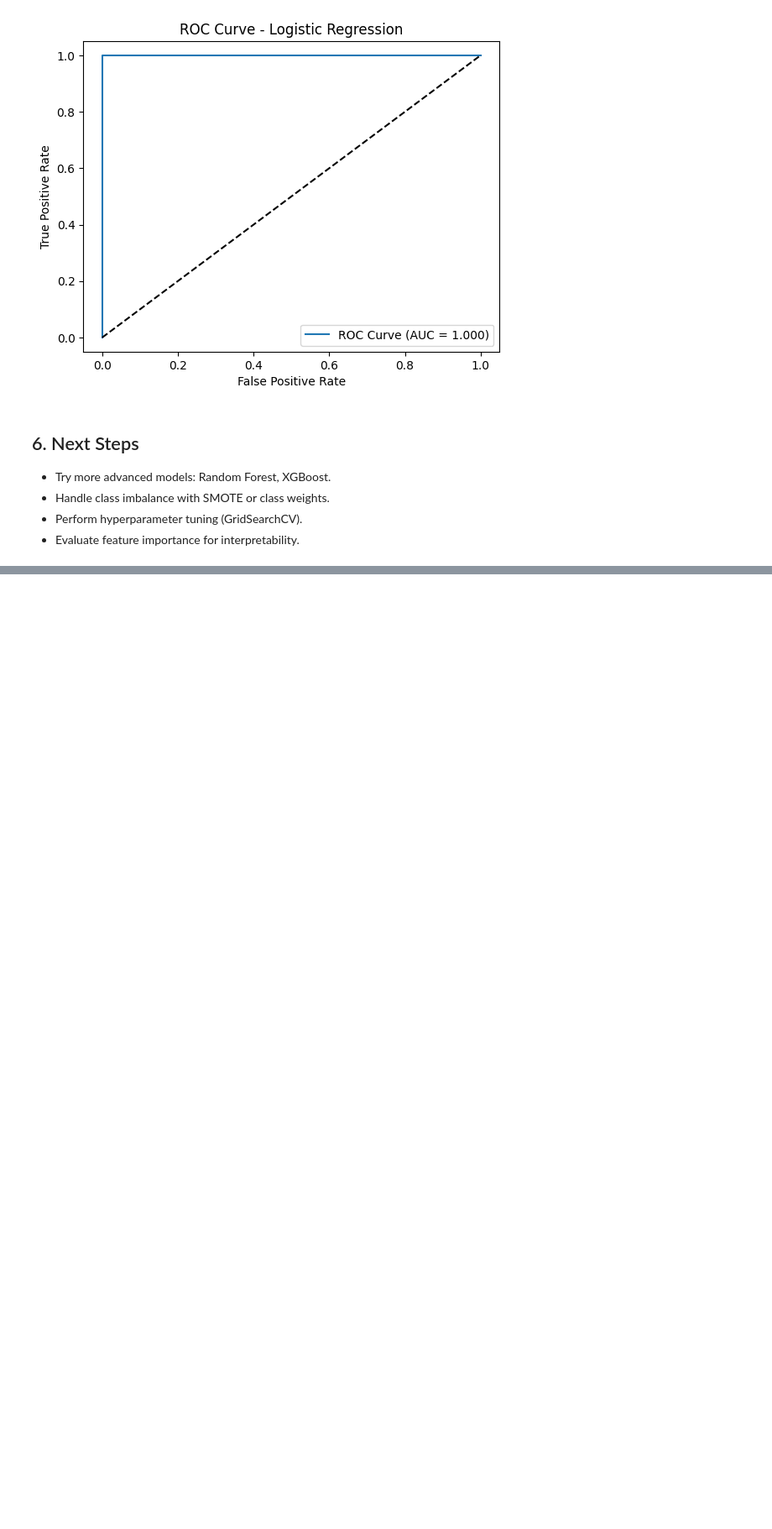
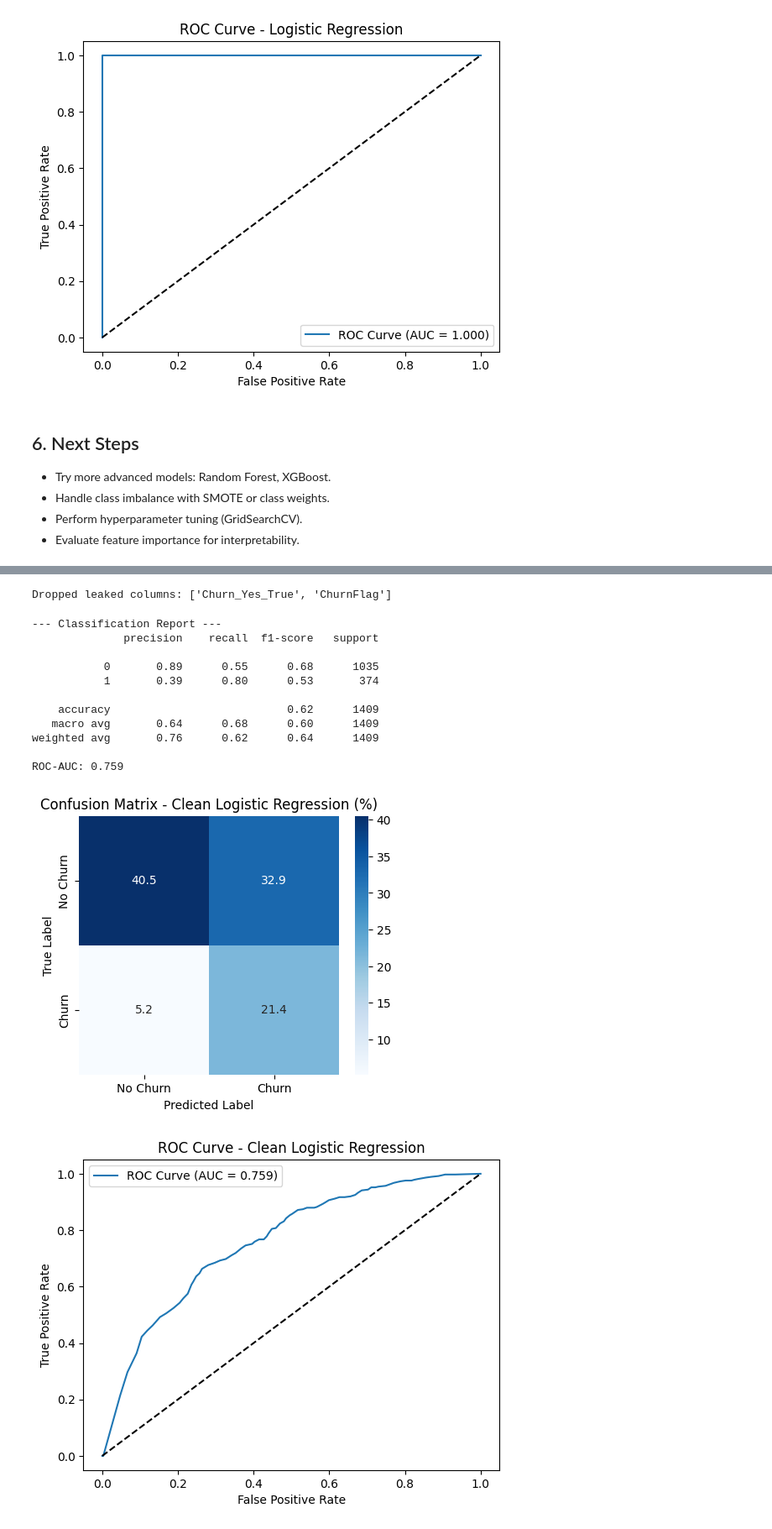
Before and after one commit to jporte111/Jack-Porters-Customer-Churn-Project, a Jupyter notebook: churn_prediction_week2.ipynb, the cells around one changed output, grey strips where cells are left out. Shown at 84% size. Drawn from its saved outputs; the diff is of its cells as text; code cells hidden in the pictures; blank space fills up the shorter version.

```diff
--- a/churn_prediction_week2.ipynb
+++ b/churn_prediction_week2.ipynb
@@ -362,0 +416,4 @@ plt.show()
+# %%
+# Check if any column is highly correlated with ChurnFlag
+corrs = X.join(y).corr()['ChurnFlag'].sort_values(ascending=False)
+print(corrs.head(15))
@@ -362,0 +437,67 @@ plt.show()
+# %%
+leak_cols = corrs[abs(corrs) > 0.95].index.tolist()
+X = X.drop(columns=leak_cols, errors='ignore')
+print("Dropped leaked columns:", leak_cols)
+# %% [output]
+Dropped leaked columns: ['Churn_Yes_True', 'ChurnFlag']
+# %%
+# Recreate train/test split after leakage fix
+X_train, X_test, y_train, y_test = train_test_split(
+    X, y, test_size=0.2, random_state=42, stratify=y
+)
+
+# Scale numerical features
+scaler = StandardScaler()
+X_train_scaled = scaler.fit_transform(X_train)
+X_test_scaled = scaler.transform(X_test)
+
+# Retrain tuned logistic regression (or use GridSearch again)
+log_reg = LogisticRegression(max_iter=1000, class_weight='balanced', solver='liblinear', penalty='l1', C=0.001)
+log_reg.fit(X_train_scaled, y_train)
+
+# Predictions
+y_pred = log_reg.predict(X_test_scaled)
+y_prob = log_reg.predict_proba(X_test_scaled)[:, 1]
+
+# Evaluation
+print("\n--- Classification Report ---")
+print(classification_report(y_test, y_pred))
+roc_auc = roc_auc_score(y_test, y_prob)
+print(f"ROC-AUC: {roc_auc:.3f}")
+
+# Confusion Matrix (percent)
+cm = confusion_matrix(y_test, y_pred)
+cm_percent = cm / cm.sum() * 100
+
+plt.figure(figsize=(5,4))
+sns.heatmap(cm_percent, annot=True, fmt=".1f", cmap="Blues",
+            xticklabels=["No Churn", "Churn"],
+            yticklabels=["No Churn", "Churn"])
+plt.title("Confusion Matrix - Clean Logistic Regression (%)")
+plt.xlabel("Predicted Label")
+plt.ylabel("True Label")
+plt.show()
+
+# ROC Curve
+fpr, tpr, _ = roc_curve(y_test, y_prob)
+plt.plot(fpr, tpr, label=f"ROC Curve (AUC = {roc_auc:.3f})")
+plt.plot([0,1],[0,1],'k--')
+plt.xlabel("False Positive Rate")
+plt.ylabel("True Positive Rate")
+plt.title("ROC Curve - Clean Logistic Regression")
+plt.legend()
+plt.show()
+# %% [output]
+--- Classification Report ---
+              precision    recall  f1-score   support
+
+           0       0.89      0.55      0.68      1035
+           1       0.39      0.80      0.53       374
+
+    accuracy                           0.62      1409
+   macro avg       0.64      0.68      0.60      1409
+weighted avg       0.76      0.62      0.64      1409
+
+ROC-AUC: 0.759
+[figure, added]
+[figure, added]
```
Also changed, not shown: parts of 2 cells of this notebook.
